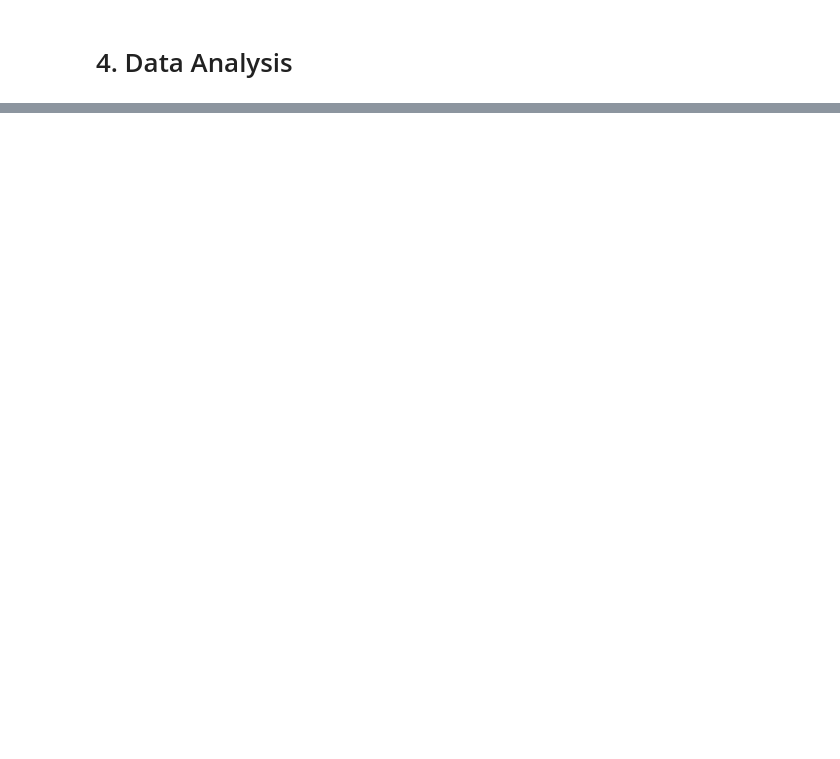
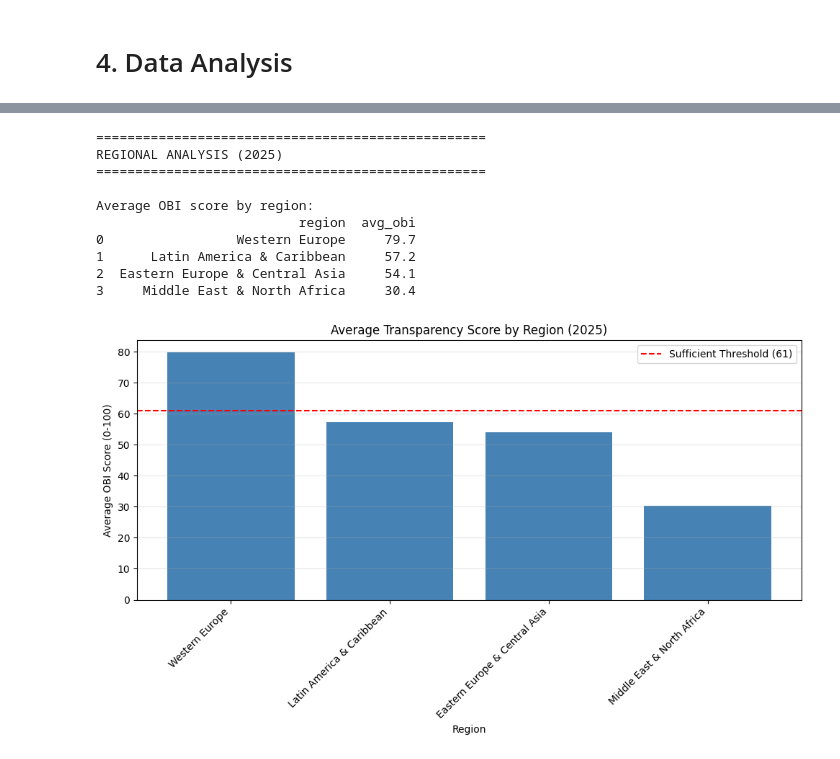
Before and after one commit to miguelvilan/DATAMIN-Finals, a Jupyter notebook: Notebook.ipynb, the cells around one changed output, grey strips where cells are left out. Drawn from its saved outputs; the diff is of its cells as text; code cells hidden in the pictures; blank space fills up the shorter version.

Commit message:
analysis codeblock fix

```diff
--- a/Notebook.ipynb
+++ b/Notebook.ipynb
@@ -140,30 +264,43 @@ plt.show()
 # %%
 # Analysis 2: Regional Comparison (2025)
-# Which regions are most transparent?
 
 # Filter to 2025 data
 df_2025 = df_selected[df_selected['year'] == 2025].copy()
 
-# Calculate average OBI by region
-region_avg = df_2025.groupby('region')['obi'].mean().sort_values(ascending=False)
+# Calculate average OBI by region and convert to DataFrame
+region_avg = df_2025.groupby('region')['obi'].mean().sort_values(ascending=False).reset_index()
+region_avg.columns = ['region', 'avg_obi']
 
 print("=" * 50)
 print("REGIONAL ANALYSIS (2025)")
 print("=" * 50)
 print("\nAverage OBI score by region:")
 print(region_avg.round(1))
 
-# Bar plot
+# Bar plot using matplotlib directly (not pandas .plot)
 plt.figure(figsize=(10, 6))
-region_avg.plot(kind='bar', color='steelblue')
+plt.bar(region_avg['region'], region_avg['avg_obi'], color='steelblue')
 plt.axhline(y=61, color='r', linestyle='--', linewidth=1.5, label='Sufficient Threshold (61)')
 plt.title('Average Transparency Score by Region (2025)')
 plt.xlabel('Region')
 plt.ylabel('Average OBI Score (0-100)')
 plt.legend()
 plt.grid(True, alpha=0.3, axis='y')
+plt.xticks(rotation=45, ha='right')
 plt.tight_layout()
 plt.show()
+# %% [output]
+==================================================
+REGIONAL ANALYSIS (2025)
+==================================================
+
+Average OBI score by region:
+                          region  avg_obi
+0                 Western Europe     79.7
+1      Latin America & Caribbean     57.2
+2  Eastern Europe & Central Asia     54.1
+3     Middle East & North Africa     30.4
+[figure, added]
 # %%
 # Analysis 3: Pillar Correlations
 # Does transparency predict oversight?
```
Also changed, not shown: parts of 10 cells of this notebook.
